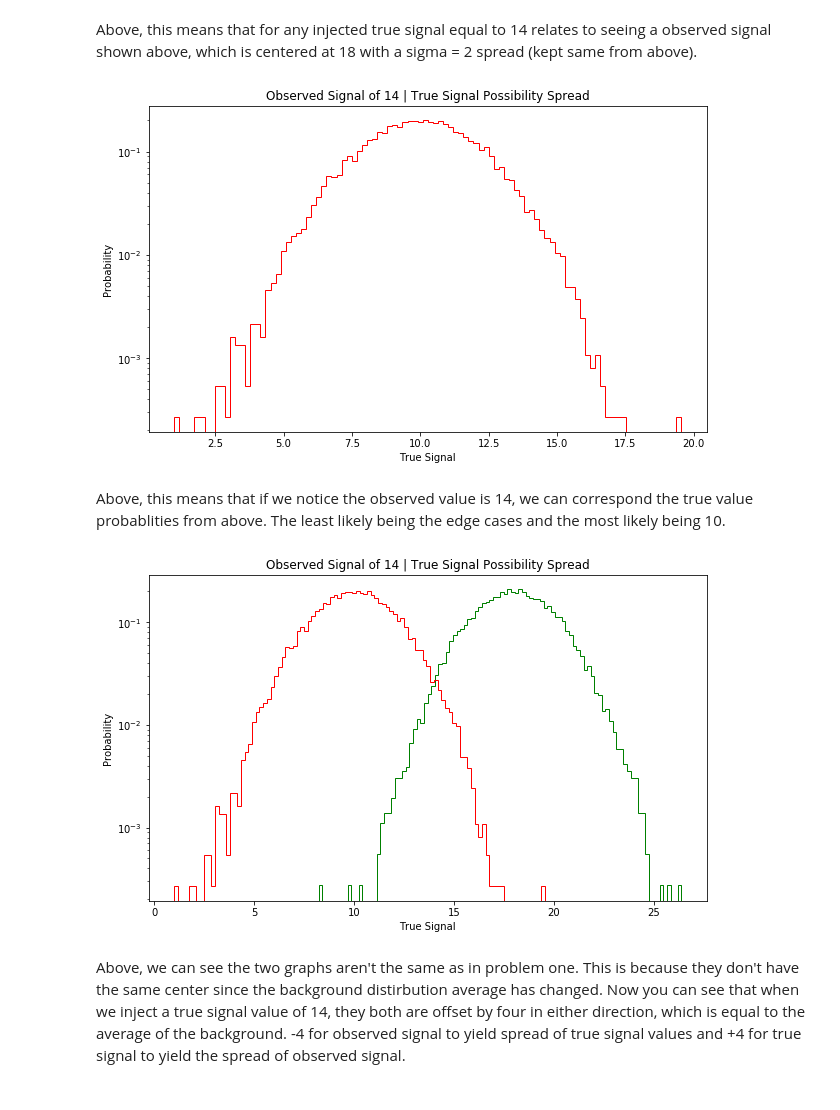
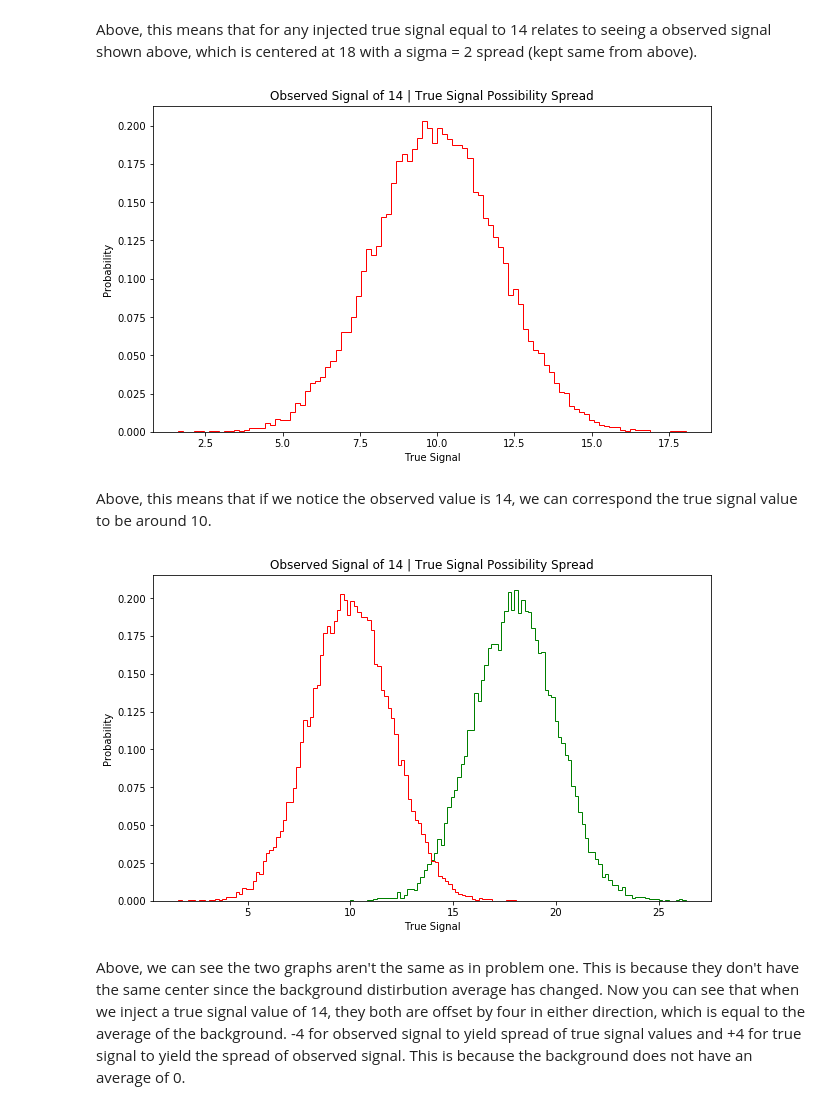
Before and after one commit to noahkim4648/Phys-434-Portfolio, a Jupyter notebook: HW5.ipynb, the cells around one changed output. Drawn from its saved outputs; the diff is of its cells as text; code cells hidden in the pictures.

```diff
--- a/HW5.ipynb
+++ b/HW5.ipynb
@@ -122,24 +144,22 @@ observed14 = table.query(f'13.8 < Data < 14.2')
 plt.hist(observed14['Signal'], bins =100, density = True, color = 'r', histtype='step')
 plt.xlabel('True Signal')
 plt.ylabel('Probability')
-plt.yscale('log')
 plt.title('Observed Signal of 14 | True Signal Possibility Spread')
 plt.show()
 # %% [output]
-[figure, old version]
+[figure, new version]
 # %% [markdown]
 
-Above, this means that if we notice the observed value is 14, we can correspond the true value probablities from above. The least likely being the edge cases and the most likely being 10.
+Above, this means that if we notice the observed value is 14, we can correspond the true signal value to be around 10.
 # %%
 plt.hist(injected14['Data'], bins =100, density = True, histtype='step', color='green')
 plt.hist(observed14['Signal'], bins =100, density = True, histtype='step', color='red')
 plt.xlabel('True Signal')
 plt.ylabel('Probability')
-plt.yscale('log')
 plt.title('Observed Signal of 14 | True Signal Possibility Spread')
 plt.show()
 # %% [output]
-[figure, old version]
+[figure, new version]
 # %% [markdown]
 
-Above, we can see the two graphs aren't the same as in problem one. This is because they don't have the same center since the background distirbution average has changed. Now you can see that when we inject a true signal value of 14, they both are offset by four in either direction, which is equal to the average of the background. -4 for observed signal to yield spread of true signal values and +4 for true signal to yield the spread of observed signal.
+Above, we can see the two graphs aren't the same as in problem one. This is because they don't have the same center since the background distirbution average has changed. Now you can see that when we inject a true signal value of 14, they both are offset by four in either direction, which is equal to the average of the background. -4 for observed signal to yield spread of true signal values and +4 for true signal to yield the spread of observed signal. This is because the background does not have an average of 0.
```
Also changed, not shown: parts of 15 cells of this notebook.
